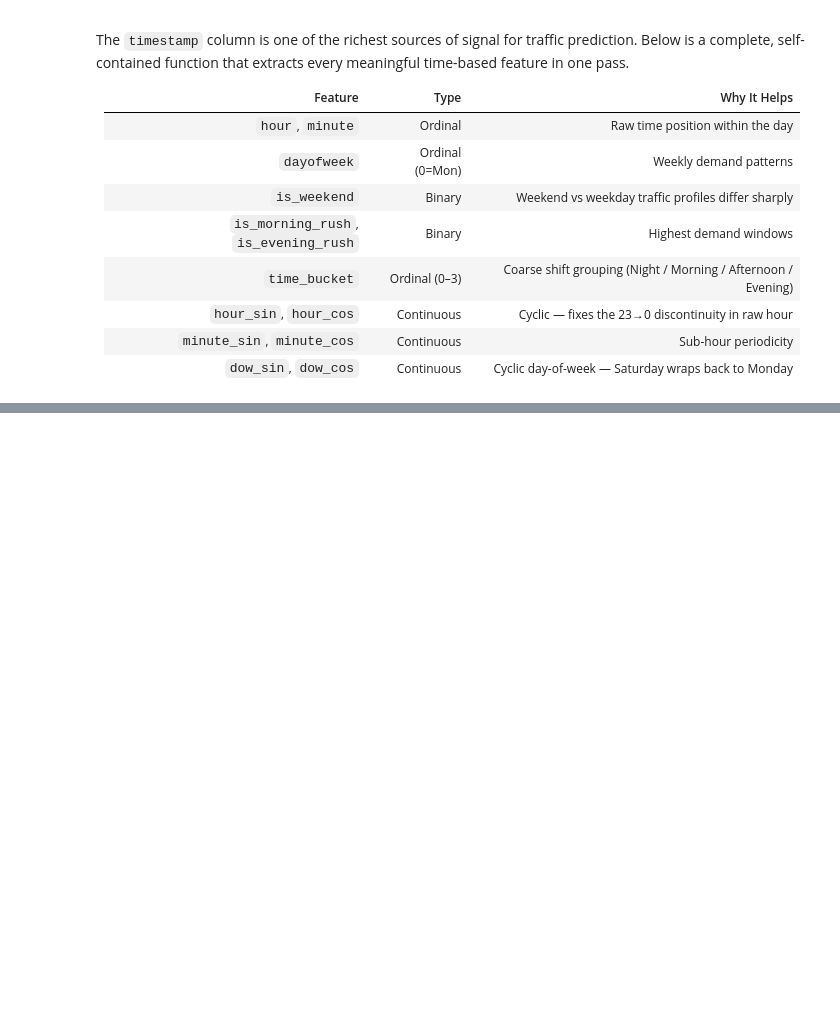
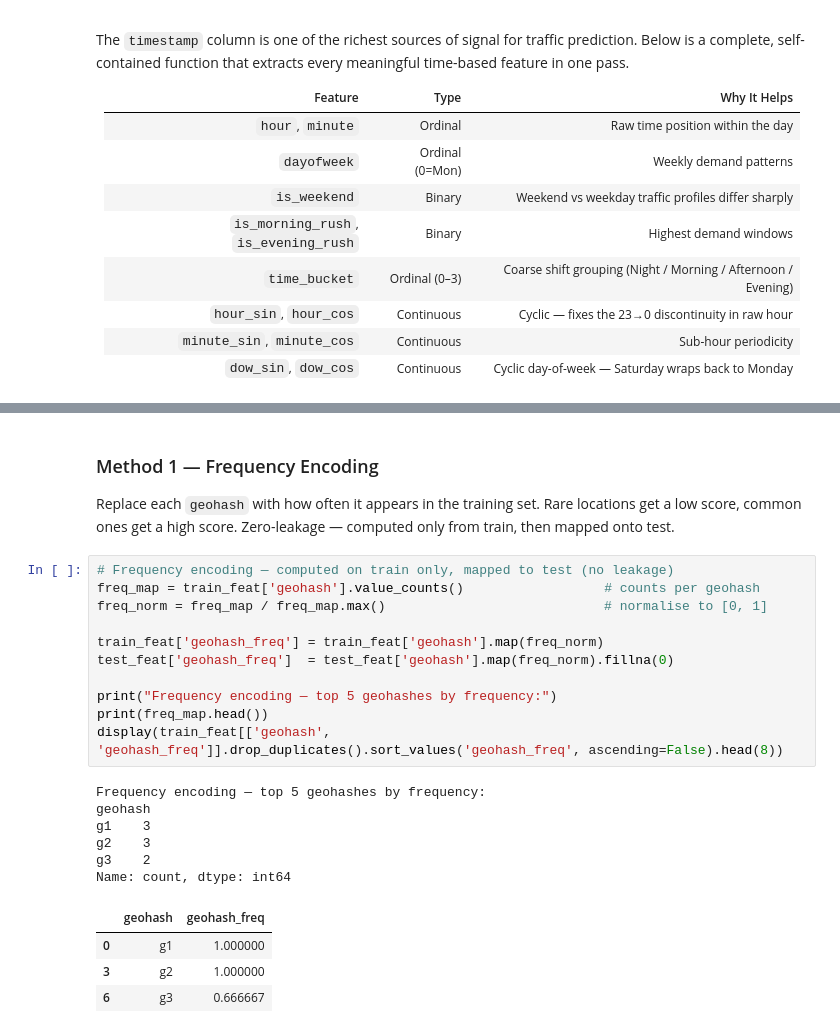
Before and after one commit to Vishallakshmikanthan/GridLock_traffic-demand-prediction, a Jupyter notebook: notebooks/01_EDA.ipynb, the cells around one changed output, grey strips where cells are left out. Cells and saved outputs as stored; diff of their text form; blank space fills up the shorter version.

```diff
--- a/notebooks/01_EDA.ipynb
+++ b/notebooks/01_EDA.ipynb
@@ -751,0 +778,25 @@ plt.show()
+# %% [markdown]
+### Method 1 — Frequency Encoding
+Replace each `geohash` with how often it appears in the training set. Rare locations get a low score, common ones get a high score. Zero-leakage — computed only from train, then mapped onto test.
+# %%
+# Frequency encoding — computed on train only, mapped to test (no leakage)
+freq_map = train_feat['geohash'].value_counts()                  # counts per geohash
+freq_norm = freq_map / freq_map.max()                            # normalise to [0, 1]
+
+train_feat['geohash_freq'] = train_feat['geohash'].map(freq_norm)
+test_feat['geohash_freq']  = test_feat['geohash'].map(freq_norm).fillna(0)
+
+print("Frequency encoding — top 5 geohashes by frequency:")
+print(freq_map.head())
+display(train_feat[['geohash', 'geohash_freq']].drop_duplicates().sort_values('geohash_freq', ascending=False).head(8))
+# %% [output]
+Frequency encoding — top 5 geohashes by frequency:
+geohash
+g1    3
+g2    3
+g3    2
+Name: count, dtype: int64
+|  | geohash | geohash_freq |
+| 0 | g1 | 1.000000 |
+| 3 | g2 | 1.000000 |
+| 6 | g3 | 0.666667 |
```
Also changed, not shown: parts of 17 cells of this notebook, 7 other files.
